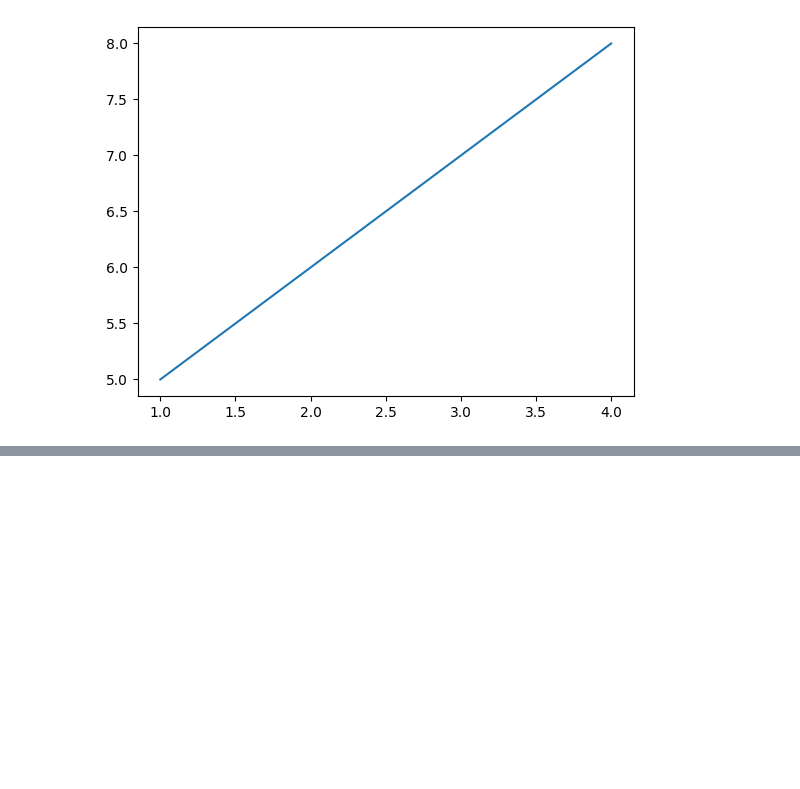
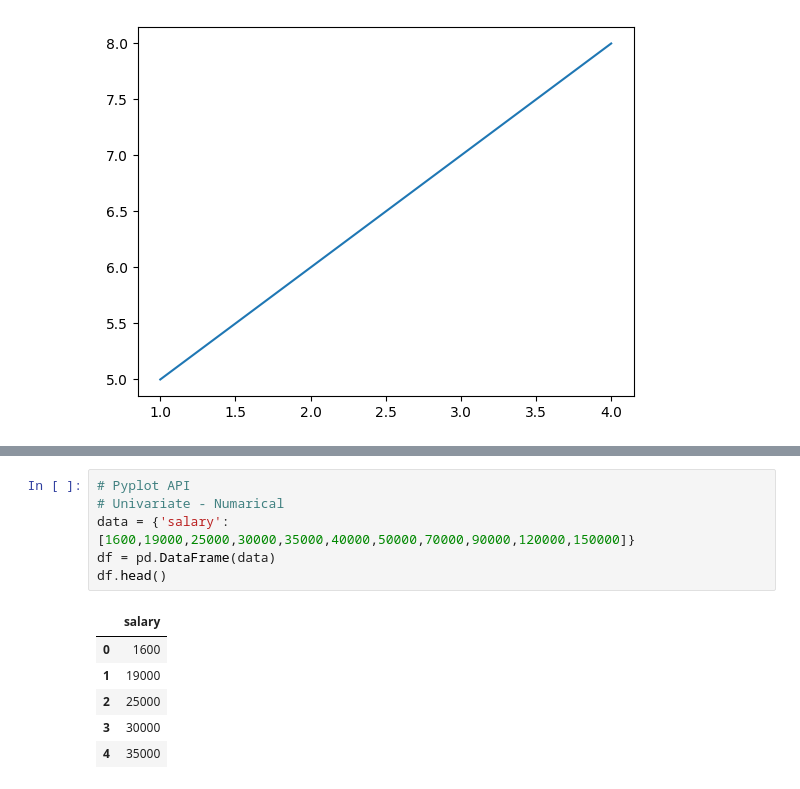
Before and after one commit to Shubham-Jana-Dev/Ardent-ML-learning-with-python-2026, a Jupyter notebook: Mar-02-2026/matplot.ipynb, the cells around one changed output, grey strips where cells are left out. Cells and saved outputs as stored; diff of their text form; blank space fills up the shorter version.

```diff
--- a/Mar-02-2026/matplot.ipynb
+++ b/Mar-02-2026/matplot.ipynb
@@ -31,0 +27,13 @@ plt.show(x,y)
+# %%
+# Pyplot API
+# Univariate - Numarical
+data = {'salary': [1600,19000,25000,30000,35000,40000,50000,70000,90000,120000,150000]}
+df = pd.DataFrame(data)
+df.head()
+# %% [output]
+|  | salary |
+| 0 | 1600 |
+| 1 | 19000 |
+| 2 | 25000 |
+| 3 | 30000 |
+| 4 | 35000 |
```
Also changed, not shown: parts of 3 cells of this notebook.
